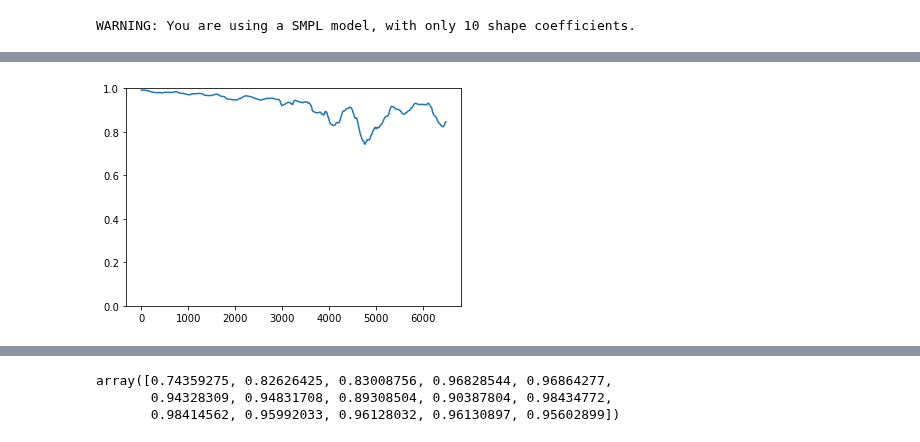
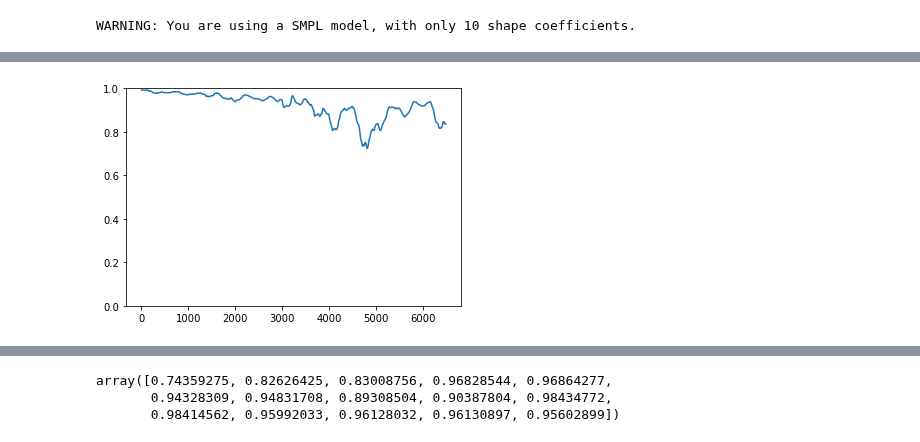
Before and after one commit to 2food/APEC, a Jupyter notebook: hmr.ipynb, the cells around one changed output, grey strips where cells are left out. Saved outputs shown, nothing was run; the diff lists cells and outputs as text; code cells hidden in the pictures.

```diff
--- a/hmr.ipynb
+++ b/hmr.ipynb
@@ -163,12 +163,15 @@ def get_extra_joints(r):
 WARNING: You are using a SMPL model, with only 10 shape coefficients.
 # %%
 in_folder = '/home/tormod/ucph-erda-home/hmr_results'
+vid_folder = '/media/tormod/Den Lille/Thesis/videos'
 def eval_res(split):
-    cd = data.ClimbingDataset(split, preload_all=True)
+    cd = data.ClimbingDataset(split, video_folder=vid_folder, preload_all=True)
     current_vid_name = ''
     res = []
     scores, acc_errs = [], []
-    for seq_info in tqdm(cd):
+    cd_range = range(len(cd))
+    for i in tqdm(cd_range):
+        seq_info = cd.get(i, get_imgs=False)
         inv_trans = seq_info['inv_trans']
         vid_idx = seq_info['vid_idx']
         vid_name = data.stripped_names[vid_idx]
@@ -176,11 +179,12 @@ def eval_res(split):
             res = np.load(f'{in_folder}/{vid_name}.npy', allow_pickle=True)
             current_vid_name = vid_name
         scales = seq_info['bboxes'][:,-1]
+        scales = np.clip(scales, 1, scales.max())
         frames = seq_info['frames']
         pred_seq = np.concatenate([r['kp_2d'].copy() for r in res[frames[0]:frames[-1]+1]])
-        gt_seq = seq_info['kp_2d'].numpy()
+        gt_seq = seq_info['kp_2d']
         oks_score = utils.oks(pred_seq, gt_seq, scales, inv_trans)
-        acc_err = acceleration(pred_seq) - acceleration(gt_seq)
+        acc_err = utils.acc_error(pred_seq, gt_seq, scales, inv_trans)
         if split in ['test', 'val', 'testval']:
             pred_extra_seq = np.concatenate([get_extra_joints(r) for r in res[frames[0]:frames[-1]+1]])
 
@@ -188,8 +192,8 @@ def eval_res(split):
             oks_extra = utils.oks_extra(pred_extra_seq, gt_extra_seq, scales, inv_trans)
             oks_score = np.concatenate((oks_score, oks_extra), axis=1)
 
-            acc_extra = acceleration(pred_extra_seq) - acceleration(gt_extra_seq)
-            acc_errs = np.concatenate((acc_errs, acc_extra), axis=1)
+            acc_extra = utils.acc_error_extra(pred_extra_seq, gt_extra_seq, scales, inv_trans)
+            acc_err = np.concatenate((acc_err, acc_extra), axis=1)
         scores.append(oks_score)
         acc_errs.append(acc_err)
     scores = np.stack(scores)
@@ -202,29 +206,26 @@ def eval_res(split):
     acc_errs = acc_errs.reshape(-1, acc_errs.shape[-1])
     return scores, acc_errs
 
-def score_per_frame(oks_score):
-    conv_N = 3*90
+def score_per_frame(oks_score, savename=None):
+    conv_N = 2*90
     smooth_oks_score = scipy.ndimage.convolve(oks_score, np.ones((conv_N, 1))/conv_N, mode='mirror')
     plt.plot(smooth_oks_score.mean(axis=1))
     plt.ylim((0,1))
+    if savename:
+        plt.savefig(savename, bbox_inches='tight', dpi=100)
 
-def score_per_joint_per_frame(oks_score):
+def score_per_joint_per_frame(oks_score, savename=None):
     colors = cm.tab20(np.linspace(0,1,19))
     coco_joint_names = kp_utils.get_coco_joint_names()
     coco_joint_names = coco_joint_names[:1] + coco_joint_names[3:]
     climb_names = np.array(data.get_climb_joint_names())[climb_feet_and_hands]
     coco_joint_names = coco_joint_names + list(climb_names)
-    conv_N = 3*90
+    conv_N = 2*90
     for j in range(oks_score.shape[1]):
         j_oks = oks_score[:,j].copy()
         j_oks = scipy.ndimage.convolve(j_oks, np.ones(conv_N)/conv_N, mode='mirror')
         plt.plot(j_oks, label=coco_joint_names[j], color=colors[j])
     plt.legend(loc='lower left', ncol=2)
     plt.ylim((0,1))
-
-
-def speed(joints):
-    return np.gradient(joints, axis=0)
-
-def acceleration(joints):
-    return np.gradient(speed(joints), axis=0)
+    if savename:
+        plt.savefig(savename, bbox_inches='tight', dpi=100)
@@ -236,4 +259,4 @@ ValueError: operands could not be broadcast together with shapes (90,49,2) (90,4
 # %%
-score_per_frame(oks_testval)
+score_per_frame(oks_testval, savename='spin-oks.png')
 # %% [output]
-[figure, old version]
+[figure, new version]
```
Also changed, not shown: parts of 9 cells of this notebook, 3 other files.
